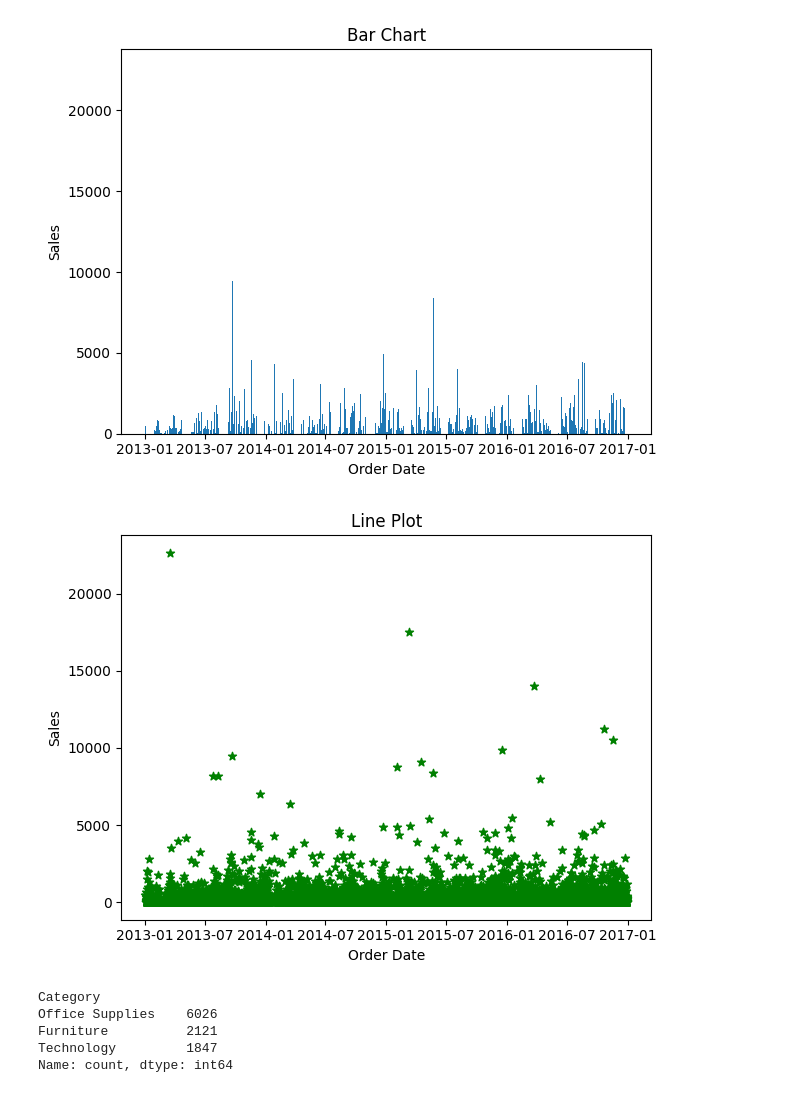
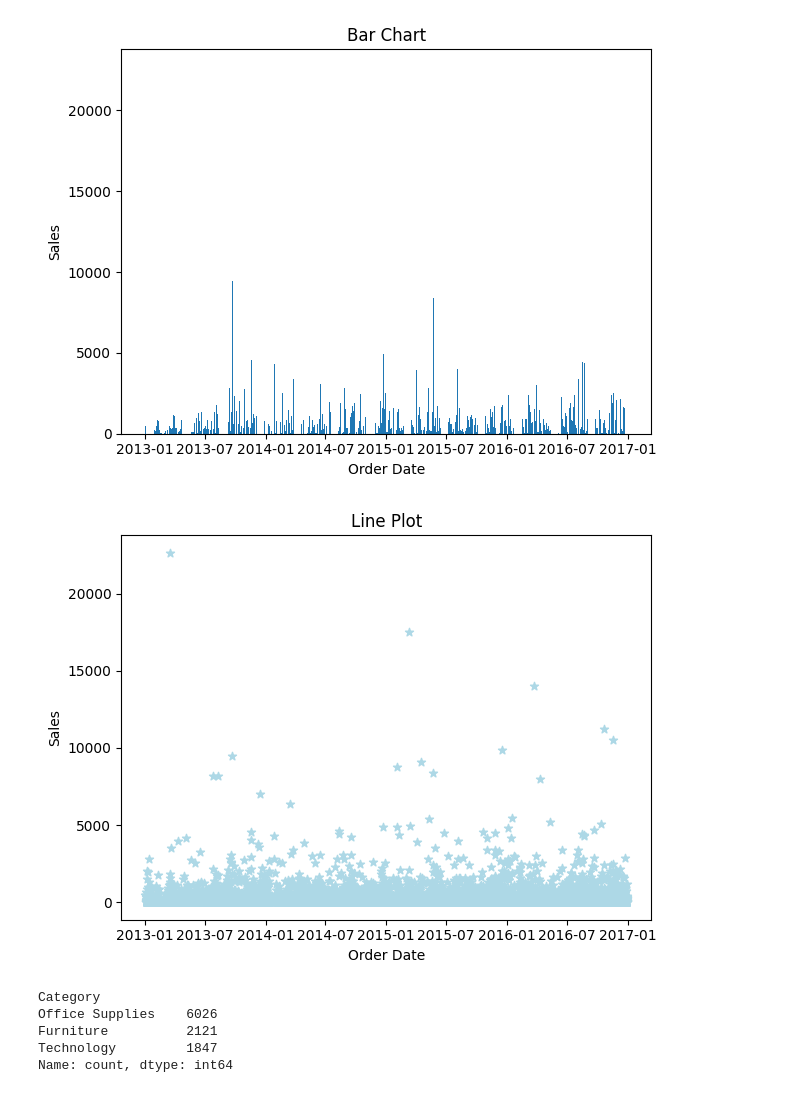
Before and after one commit to mr-prince-yadav/OJT-AI, a Jupyter notebook: prac.ipynb, the cells around one changed output. Saved outputs shown, nothing was run; the diff lists cells and outputs as text; code cells hidden in the pictures.

```diff
--- a/prac.ipynb
+++ b/prac.ipynb
@@ -182,13 +182,13 @@ plt.show()
 # %%
 import matplotlib.pyplot as plt
 plt.title("Line Plot")
 plt.xlabel("Order Date")
 plt.ylabel("Sales")
-plt.scatter(df['Order Date'],df['Sales'], color="green", marker="*")
+plt.scatter(df['Order Date'],df['Sales'], color="lightblue", marker="*")
 plt.tight_layout()
 plt.show()
 # %% [output]
-[figure, old version]
+[figure, new version]
 # %%
 df['Category'].value_counts()
 # %% [output]
```
Also changed, not shown: parts of 1 cell of this notebook, 1 other file.
